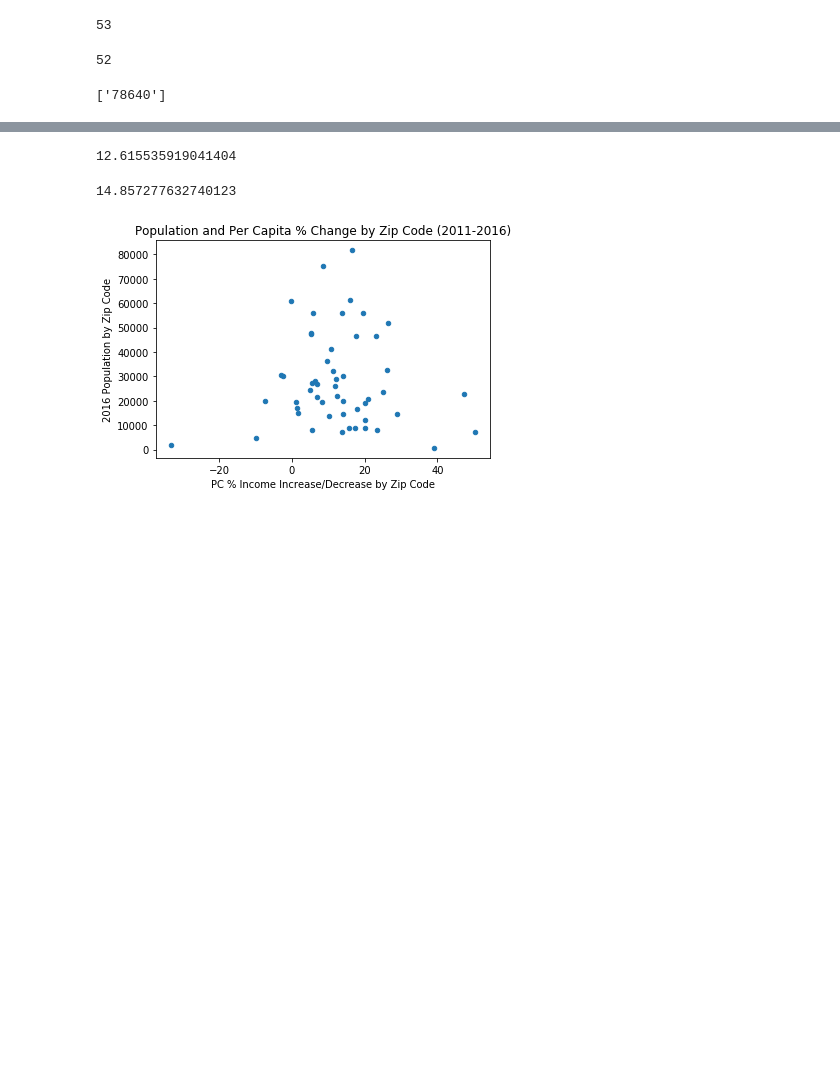
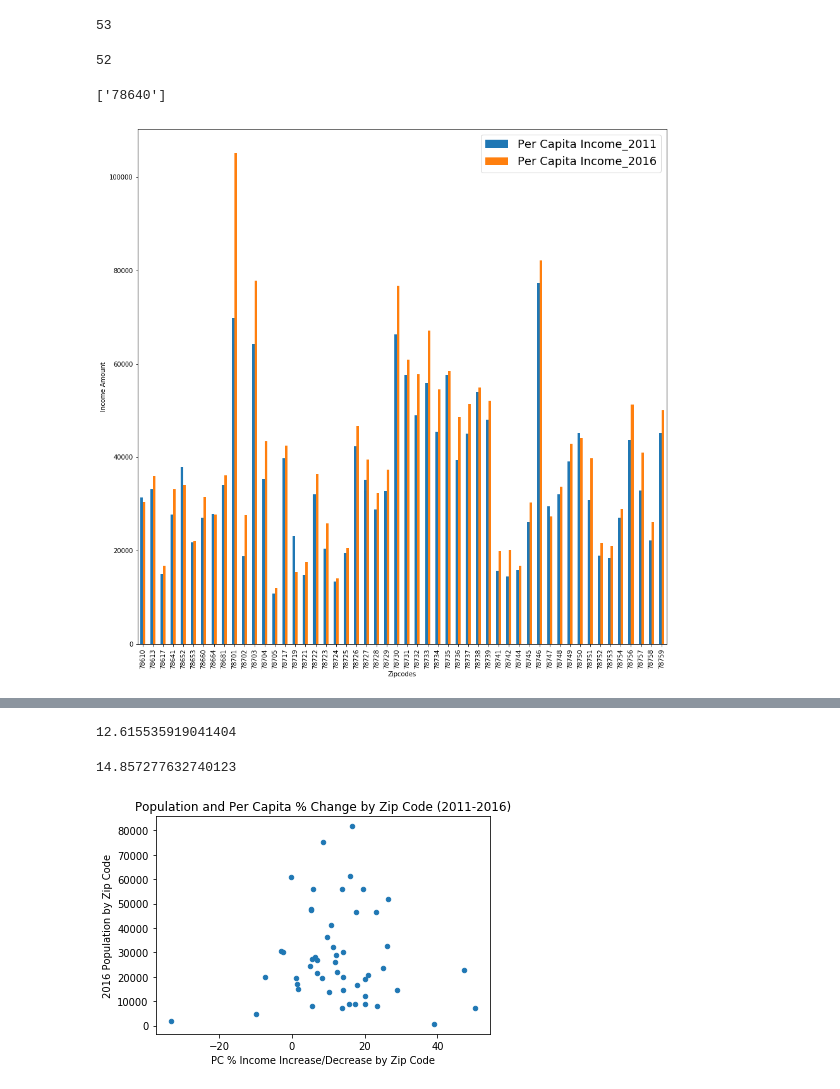
Before and after one commit to Kerrykova/Project1, a Jupyter notebook: Visualizations.ipynb, the cells around one changed output, grey strips where cells are left out. Saved outputs shown, nothing was run; the diff lists cells and outputs as text; code cells hidden in the pictures; blank space fills up the shorter version.

```diff
--- a/Visualizations.ipynb
+++ b/Visualizations.ipynb
@@ -99,3 +99,10 @@ zipcode_difference = list(set(crime_2011_zipcodes)-set(crime_2016_zipcodes))
 zipcode_difference
 # %% [output]
 ['78640']
+# %%
+income_by_year = census_drop.plot(kind='bar',y=["Per Capita Income_2011","Per Capita Income_2016"], figsize=(15,15), fontsize=10)
+income_by_year.set_ylabel("Income Amount")
+income_by_year.legend(prop={'size': 18})
+plt.savefig("Images/incomebyyear.png")
+# %% [output]
+[figure, added]
```
Also changed, not shown: parts of 11 cells of this notebook, 10 other files.
